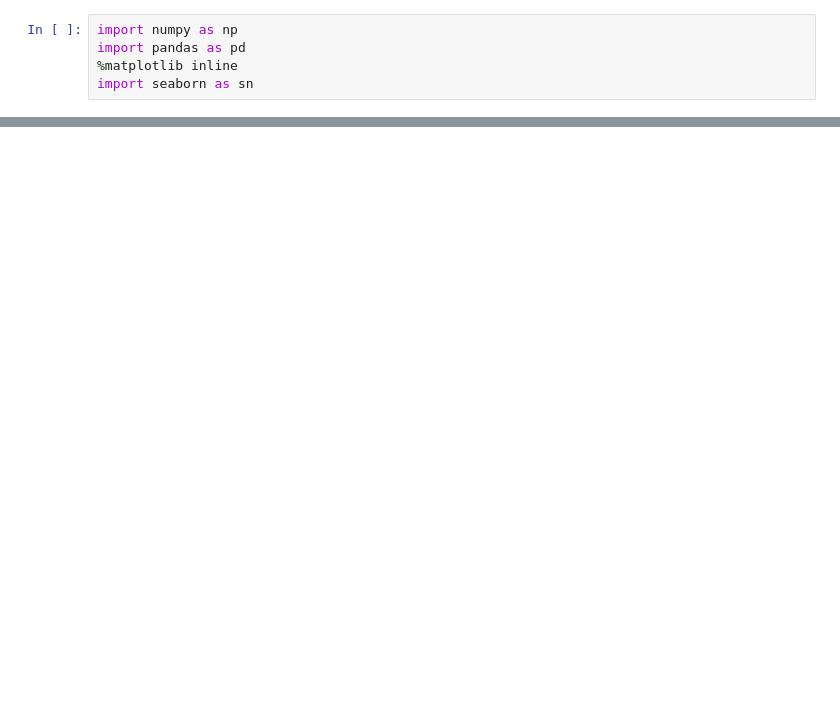
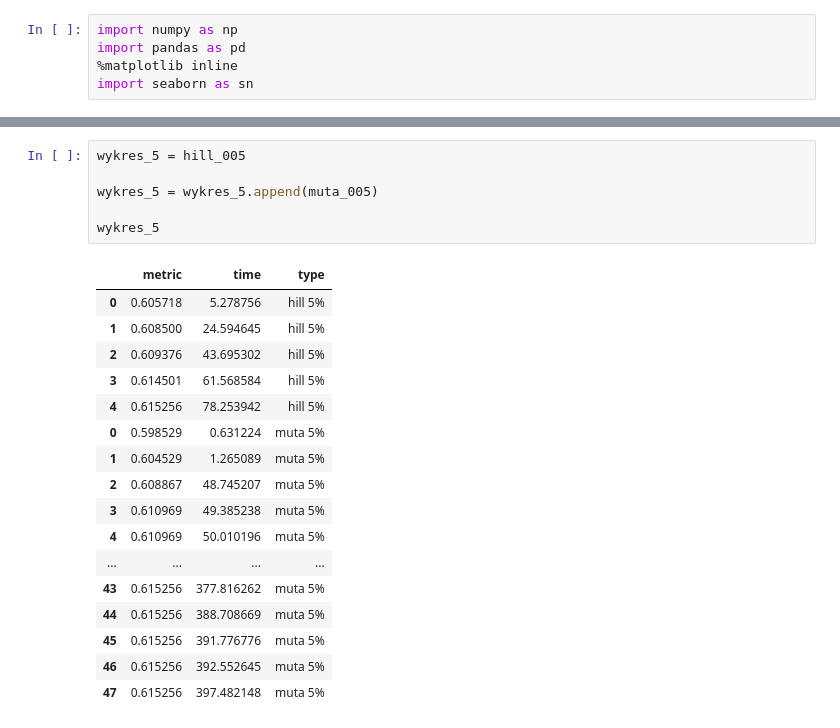
Before and after one commit to zmysloony/xgboost-params, a Jupyter notebook: Wykresixy.ipynb, the cells around one changed output, grey strips where cells are left out. Cells and saved outputs as stored; diff of their text form; blank space fills up the shorter version.

```diff
--- a/Wykresixy.ipynb
+++ b/Wykresixy.ipynb
@@ -40,0 +77,24 @@ dat
+# %%
+wykres_5 = hill_005
+
+wykres_5 = wykres_5.append(muta_005)
+
+wykres_5
+# %% [output]
+|  | metric | time | type |
+| 0 | 0.605718 | 5.278756 | hill 5% |
+| 1 | 0.608500 | 24.594645 | hill 5% |
+| 2 | 0.609376 | 43.695302 | hill 5% |
+| 3 | 0.614501 | 61.568584 | hill 5% |
+| 4 | 0.615256 | 78.253942 | hill 5% |
+| 0 | 0.598529 | 0.631224 | muta 5% |
+| 1 | 0.604529 | 1.265089 | muta 5% |
+| 2 | 0.608867 | 48.745207 | muta 5% |
+| 3 | 0.610969 | 49.385238 | muta 5% |
+| 4 | 0.610969 | 50.010196 | muta 5% |
+| ... | ... | ... | ... |
+| 43 | 0.615256 | 377.816262 | muta 5% |
+| 44 | 0.615256 | 388.708669 | muta 5% |
+| 45 | 0.615256 | 391.776776 | muta 5% |
+| 46 | 0.615256 | 392.552645 | muta 5% |
+| 47 | 0.615256 | 397.482148 | muta 5% |
```
Also changed, not shown: parts of 12 cells of this notebook.
